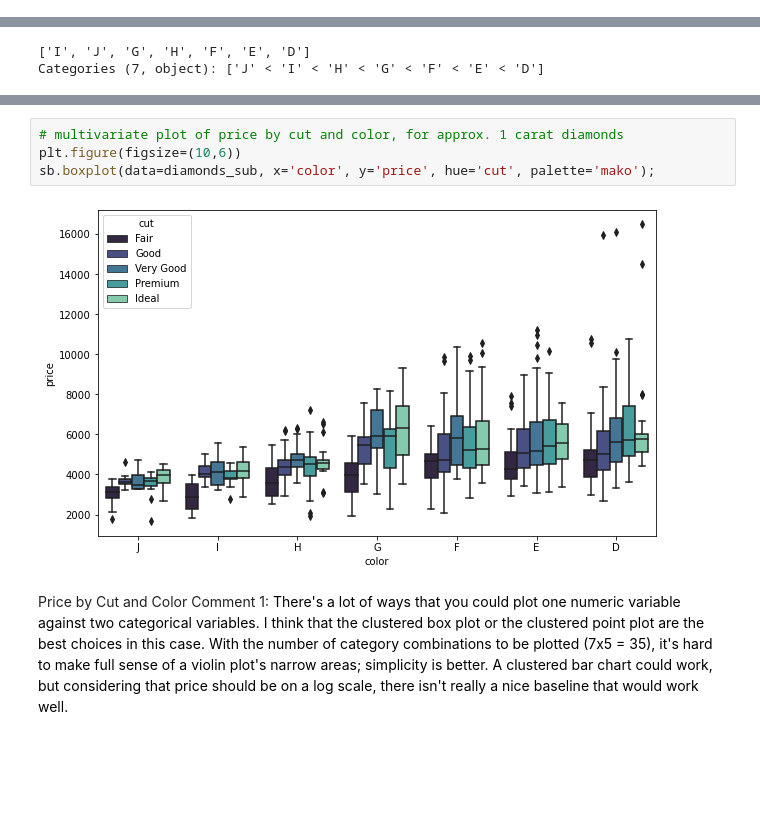
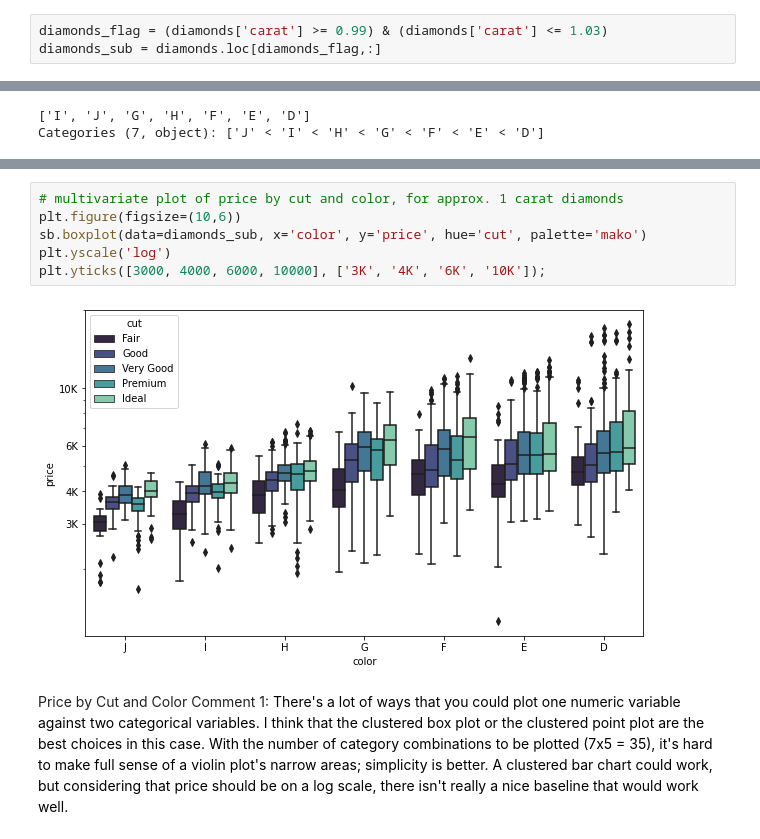
Before and after one commit to Meng-nanco/data_visualization_practice, a Jupyter notebook: diamonds_multivariate_exploration.ipynb, the cells around one changed output, grey strips where cells are left out. Cells and saved outputs as stored; diff of their text form; blank space fills up the shorter version.

```diff
--- a/diamonds_multivariate_exploration.ipynb
+++ b/diamonds_multivariate_exploration.ipynb
@@ -67,3 +65,6 @@ diamonds_sub = diamonds.query('carat == 1')
+# %%
+diamonds_flag = (diamonds['carat'] >= 0.99) & (diamonds['carat'] <= 1.03)
+diamonds_sub = diamonds.loc[diamonds_flag,:]
 # %%
 diamonds_sub['cut'].unique()
 # %% [output]
@@ -77,9 +84,11 @@ Categories (7, object): ['J' < 'I' < 'H' < 'G' < 'F' < 'E' < 'D']
 # %%
 # multivariate plot of price by cut and color, for approx. 1 carat diamonds
 plt.figure(figsize=(10,6))
-sb.boxplot(data=diamonds_sub, x='color', y='price', hue='cut', palette='mako');
+sb.boxplot(data=diamonds_sub, x='color', y='price', hue='cut', palette='mako')
+plt.yscale('log')
+plt.yticks([3000, 4000, 6000, 10000], ['3K', '4K', '6K', '10K']);
 # %% [output]
-[figure, old version]
+[figure, new version]
 # %% [markdown]
 Price by Cut and Color Comment 1: <span style="color:black">There's a lot of ways that you could plot one numeric variable against two categorical variables. I think that the clustered box plot or the clustered point plot are the best choices in this case. With the number of category combinations to be plotted (7x5 = 35), it's hard to make full sense of a violin plot's narrow areas; simplicity is better. A clustered bar chart could work, but considering that price should be on a log scale, there isn't really a nice baseline that would work well.</span>
 # %% [markdown]
```
Also changed, not shown: parts of 2 cells of this notebook.
